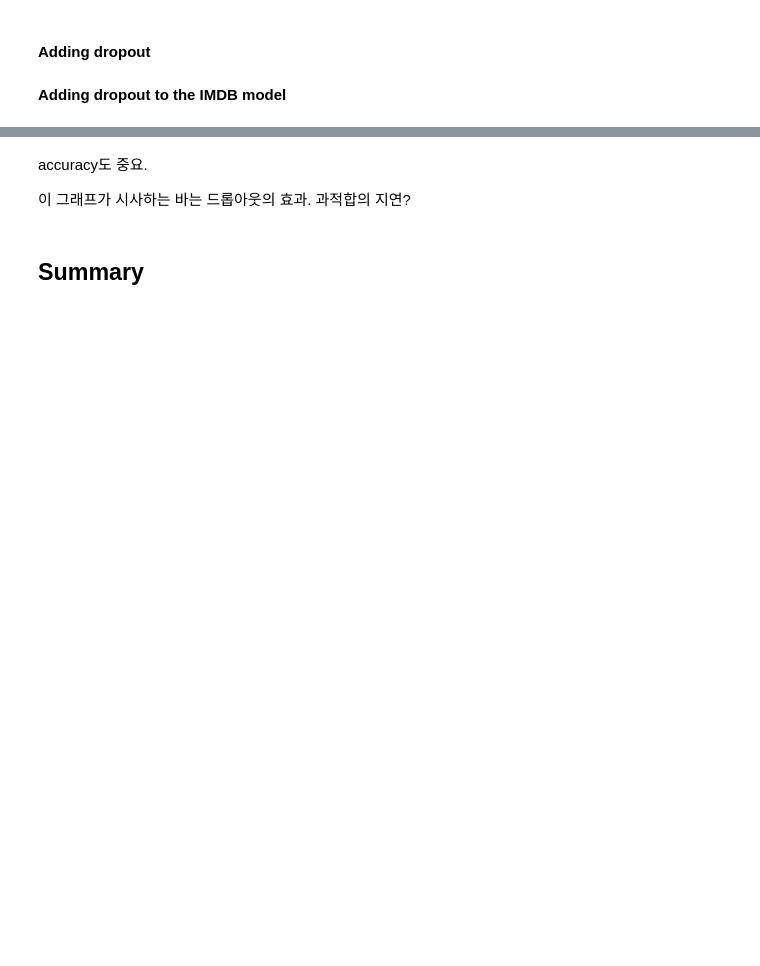
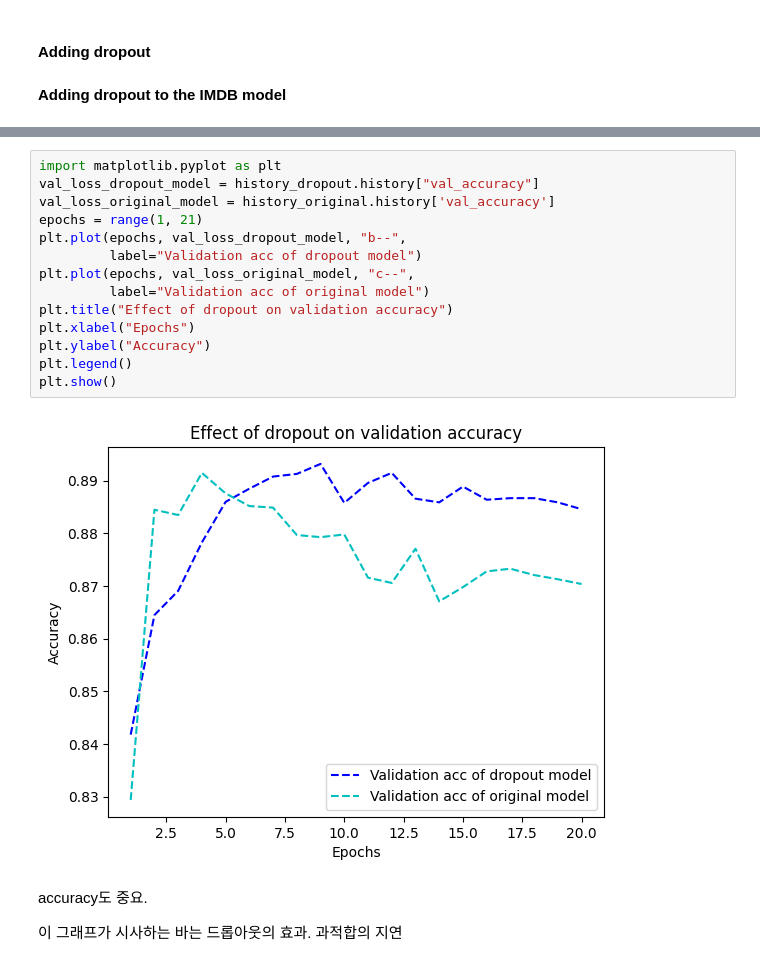
Before and after one commit to tgwon/ai4dl, a Jupyter notebook: week5/chapter05_fundamentals-of-ml.ipynb, the cells around one changed output, grey strips where cells are left out. Drawn from its saved outputs; the diff is of its cells as text; blank space fills up the shorter version.

```diff
--- a/week5/chapter05_fundamentals-of-ml.ipynb
+++ b/week5/chapter05_fundamentals-of-ml.ipynb
@@ -696,6 +747,20 @@ plt.show()
+# %%
+import matplotlib.pyplot as plt
+val_loss_dropout_model = history_dropout.history["val_accuracy"]
+val_loss_original_model = history_original.history['val_accuracy']
+epochs = range(1, 21)
+plt.plot(epochs, val_loss_dropout_model, "b--",
+         label="Validation acc of dropout model")
+plt.plot(epochs, val_loss_original_model, "c--",
+         label="Validation acc of original model")
+plt.title("Effect of dropout on validation accuracy")
+plt.xlabel("Epochs")
+plt.ylabel("Accuracy")
+plt.legend()
+plt.show()
+# %% [output]
+[figure, added]
 # %% [markdown]
 accuracy도 중요.
 
-이 그래프가 시사하는 바는 드롭아웃의 효과. 과적합의 지연?
+이 그래프가 시사하는 바는 드롭아웃의 효과. 과적합의 지연
-# %% [markdown]
-## Summary
```
Also changed, not shown: parts of 13 cells of this notebook.
